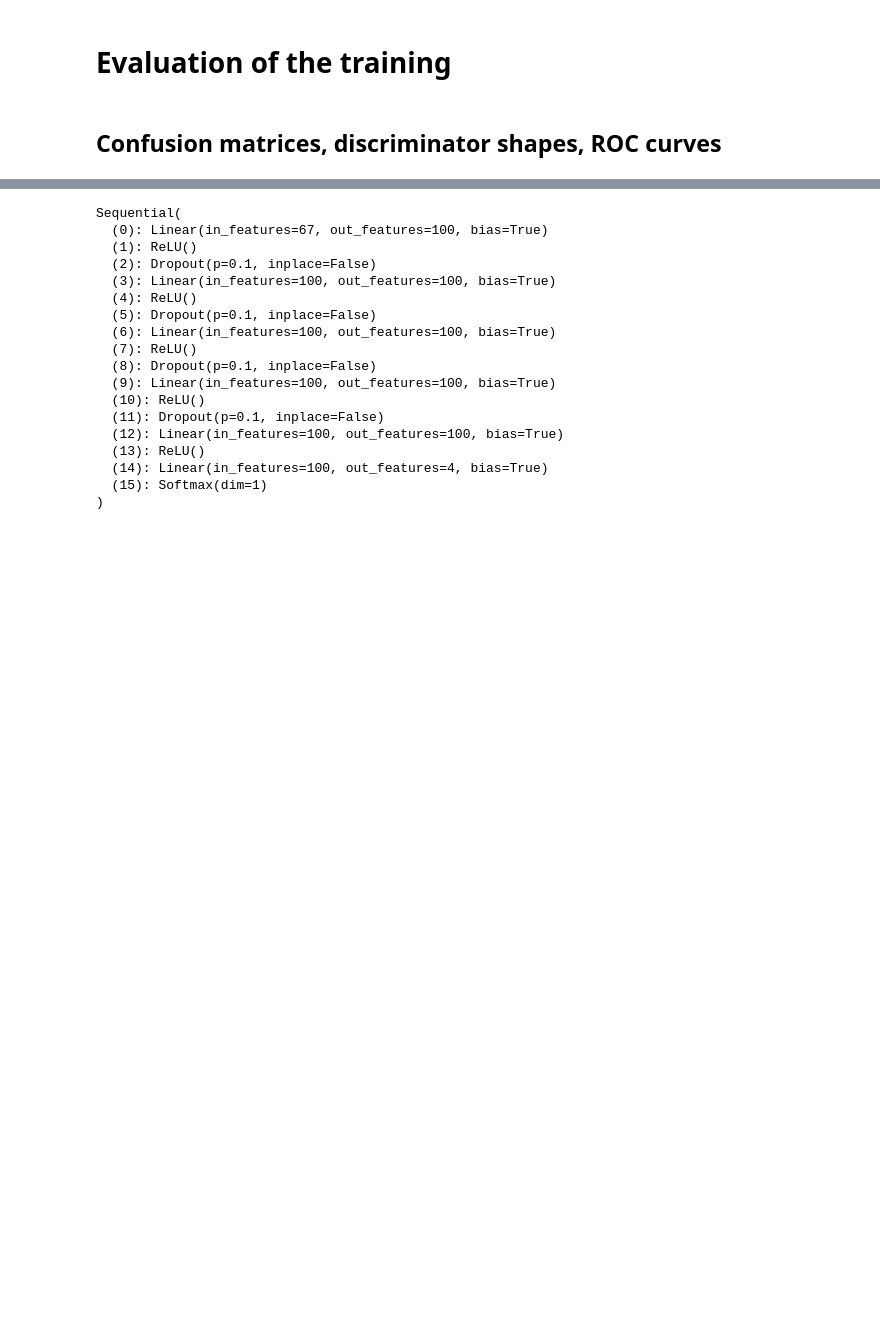
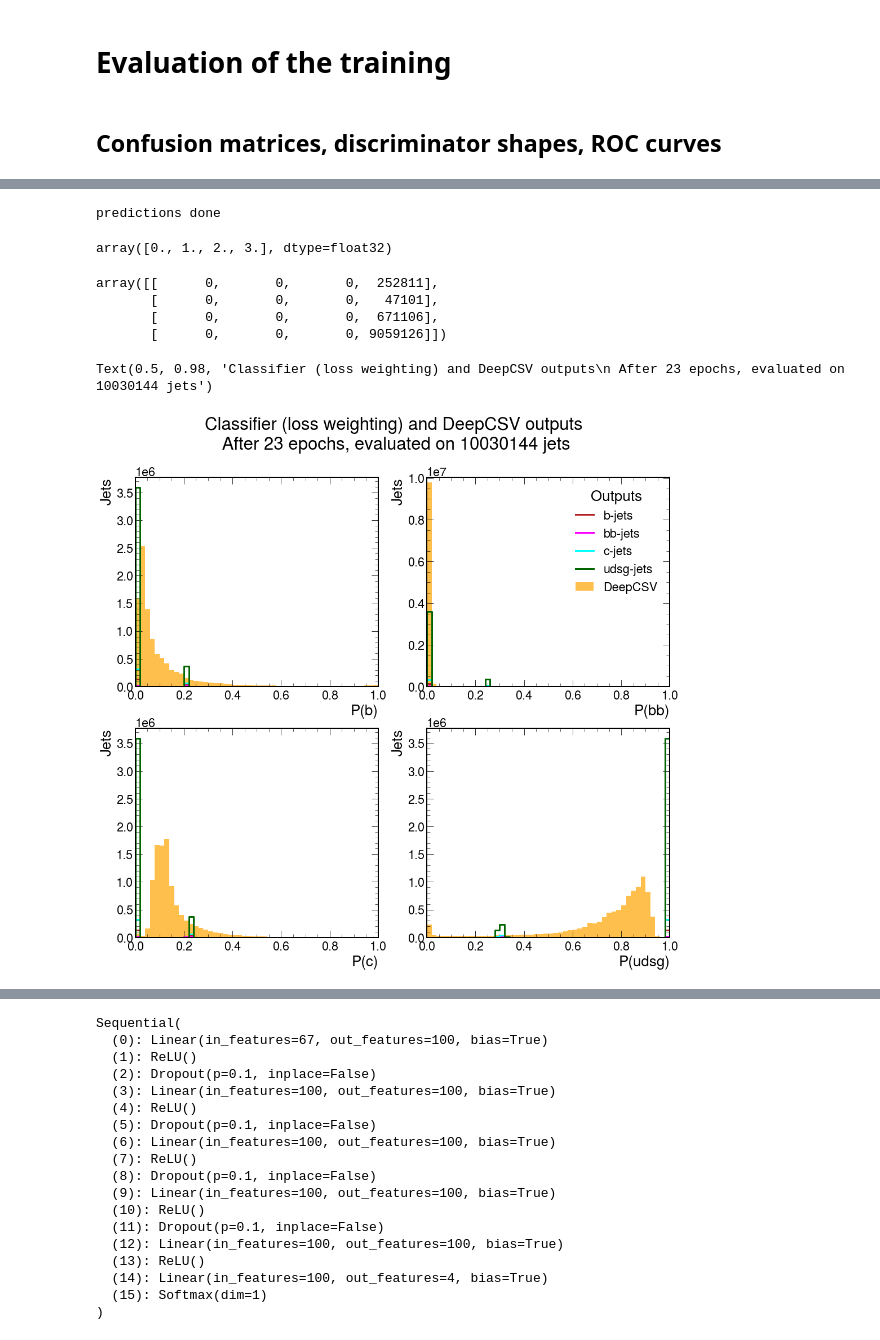
Before and after one commit to AnnikaStein/AI_Safety_2021, a Jupyter notebook: new_march_21/evalutation_training.ipynb, the cells around one changed output, grey strips where cells are left out. Saved outputs shown, nothing was run; the diff lists cells and outputs as text; code cells hidden in the pictures; blank space fills up the shorter version.

```diff
--- a/new_march_21/evalutation_training.ipynb
+++ b/new_march_21/evalutation_training.ipynb
@@ -30,0 +106,14 @@ path = 'Figures/'
+# %%
+#evaluate network on inputs
+model.eval()
+predsTensor = model(test_inputs).detach()
+predictions = predsTensor.numpy()
+print('predictions done')
+
+jetFlavour = test_targets+1
+# %% [output]
+predictions done
+# %%
+np.unique(test_targets.numpy())
+# %% [output]
+array([0., 1., 2., 3.], dtype=float32)
@@ -30,0 +122,46 @@ path = 'Figures/'
+# %%
+#cfm = metrics.confusion_matrix(test_targets.view(-1), mostprob.view(-1))
+cfm = metrics.confusion_matrix(test_targets, mostprob)
+cfm
+# %% [output]
+array([[      0,       0,       0,  252811],
+       [      0,       0,       0,   47101],
+       [      0,       0,       0,  671106],
+       [      0,       0,       0, 9059126]])
+# %%
+classifierHist = hist.Hist("Jets",
+                        hist.Cat("sample","sample name"),
+                        hist.Cat("flavour","flavour of the jet"),
+                        hist.Bin("probb","P(b)",50,0,1),
+                        hist.Bin("probbb","P(bb)",50,0,1),
+                        hist.Bin("probc","P(c)",50,0,1),
+                        hist.Bin("probudsg","P(udsg)",50,0,1),
+                     )
+
+classifierHist.fill(sample="Classifier",flavour='b-jets',probb=predictions[:,0][jetFlavour==1],probbb=predictions[:,1][jetFlavour==1],probc=predictions[:,2][jetFlavour==1],probudsg=predictions[:,3][jetFlavour==1])
+classifierHist.fill(sample="Classifier",flavour='bb-jets',probb=predictions[:,0][jetFlavour==2],probbb=predictions[:,1][jetFlavour==2],probc=predictions[:,2][jetFlavour==2],probudsg=predictions[:,3][jetFlavour==2])
+classifierHist.fill(sample="Classifier",flavour='c-jets',probb=predictions[:,0][jetFlavour==3],probbb=predictions[:,1][jetFlavour==3],probc=predictions[:,2][jetFlavour==3],probudsg=predictions[:,3][jetFlavour==3])
+classifierHist.fill(sample="Classifier",flavour='udsg-jets',probb=predictions[:,0][jetFlavour==4],probbb=predictions[:,1][jetFlavour==4],probc=predictions[:,2][jetFlavour==4],probudsg=predictions[:,3][jetFlavour==4])
+classifierHist.fill(sample="DeepCSV",flavour='b-jets',probb=DeepCSV_testset[:,0][jetFlavour==1],probbb=DeepCSV_testset[:,1][jetFlavour==1],probc=DeepCSV_testset[:,2][jetFlavour==1],probudsg=DeepCSV_testset[:,3][jetFlavour==1])
+classifierHist.fill(sample="DeepCSV",flavour='bb-jets',probb=DeepCSV_testset[:,0][jetFlavour==2],probbb=DeepCSV_testset[:,1][jetFlavour==2],probc=DeepCSV_testset[:,2][jetFlavour==2],probudsg=DeepCSV_testset[:,3][jetFlavour==2])
+classifierHist.fill(sample="DeepCSV",flavour='c-jets',probb=DeepCSV_testset[:,0][jetFlavour==3],probbb=DeepCSV_testset[:,1][jetFlavour==3],probc=DeepCSV_testset[:,2][jetFlavour==3],probudsg=DeepCSV_testset[:,3][jetFlavour==3])
+classifierHist.fill(sample="DeepCSV",flavour='udsg-jets',probb=DeepCSV_testset[:,0][jetFlavour==4],probbb=DeepCSV_testset[:,1][jetFlavour==4],probc=DeepCSV_testset[:,2][jetFlavour==4],probudsg=DeepCSV_testset[:,3][jetFlavour==4])
+
+
+
+fig, ((ax1, ax2), (ax3, ax4)) = plt.subplots(2, 2, figsize=[17,15],num=30)
+hist.plot1d(classifierHist['Classifier'].sum('sample','probbb','probc','probudsg'),overlay='flavour',ax=ax1,clear=False,line_opts={'color':colorcode,'linewidth':3})
+hist.plot1d(classifierHist['Classifier'].sum('sample','probb','probc','probudsg'),overlay='flavour',ax=ax2,clear=False,line_opts={'color':colorcode,'linewidth':3})
+hist.plot1d(classifierHist['Classifier'].sum('sample','probb','probbb','probudsg'),overlay='flavour',ax=ax3,clear=False,line_opts={'color':colorcode,'linewidth':3})
+hist.plot1d(classifierHist['Classifier'].sum('sample','probb','probbb','probc'),overlay='flavour',ax=ax4,clear=False,line_opts={'color':colorcode,'linewidth':3})
+hist.plot1d(classifierHist['DeepCSV'].sum('flavour','probbb','probc','probudsg'),ax=ax1,clear=False,fill_opts={'alpha':.7,'facecolor':'orange'})
+hist.plot1d(classifierHist['DeepCSV'].sum('flavour','probb','probc','probudsg'),ax=ax2,clear=False,fill_opts={'alpha':.7,'facecolor':'orange'})
+hist.plot1d(classifierHist['DeepCSV'].sum('flavour','probb','probbb','probudsg'),ax=ax3,clear=False,fill_opts={'alpha':.7,'facecolor':'orange'})
+hist.plot1d(classifierHist['DeepCSV'].sum('flavour','probb','probbb','probc'),ax=ax4,clear=False,fill_opts={'alpha':.7,'facecolor':'orange'})
+ax2.legend(loc='upper right',title='Outputs',ncol=1)
+ax1.get_legend().remove(), ax3.get_legend().remove(), ax4.get_legend().remove()
+ax2.set_ylim(0, len_test)
+fig.suptitle(f'Classifier (loss weighting) and DeepCSV outputs\n After {at_epoch} epochs, evaluated on {len_test} jets')
+# %% [output]
+Text(0.5, 0.98, 'Classifier (loss weighting) and DeepCSV outputs\n After 23 epochs, evaluated on 10030144 jets')
+[figure, added]
```
Also changed, not shown: parts of 12 cells of this notebook.
